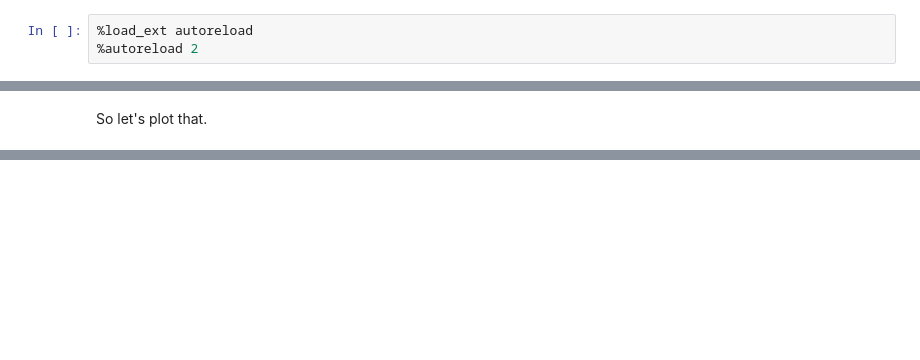
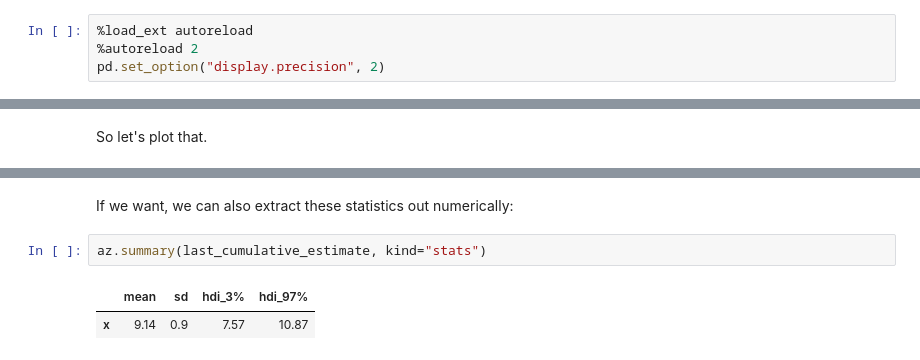
Before and after one commit to pymc-labs/CausalPy, a Jupyter notebook: docs/notebooks/geolift1.ipynb, the cells around one changed output, grey strips where cells are left out. Saved outputs shown, nothing was run; the diff lists cells and outputs as text; blank space fills up the shorter version.

```diff
--- a/docs/notebooks/geolift1.ipynb
+++ b/docs/notebooks/geolift1.ipynb
@@ -24,3 +25,4 @@ import causalpy as cp
 # %%
 %load_ext autoreload
 %autoreload 2
+pd.set_option("display.precision", 2)
@@ -108,0 +170,7 @@ You boss is very happy. You get a big end-of-year bonus.
+# %% [markdown]
+If we want, we can also extract these statistics out numerically:
+# %%
+az.summary(last_cumulative_estimate, kind="stats")
+# %% [output]
+|  | mean | sd | hdi_3% | hdi_97% |
+| x | 9.14 | 0.9 | 7.57 | 10.87 |
```
Also changed, not shown: parts of 23 cells of this notebook.
